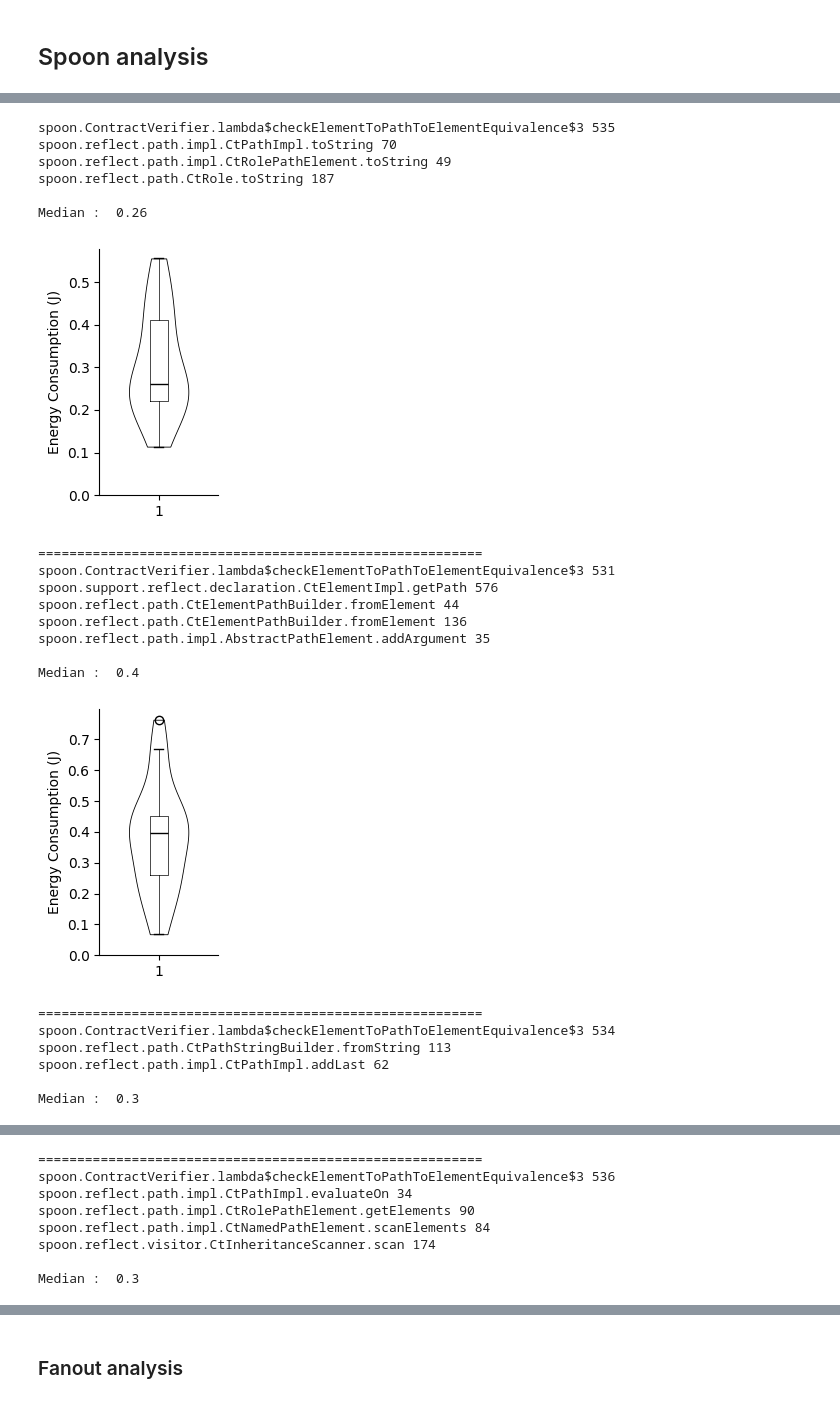
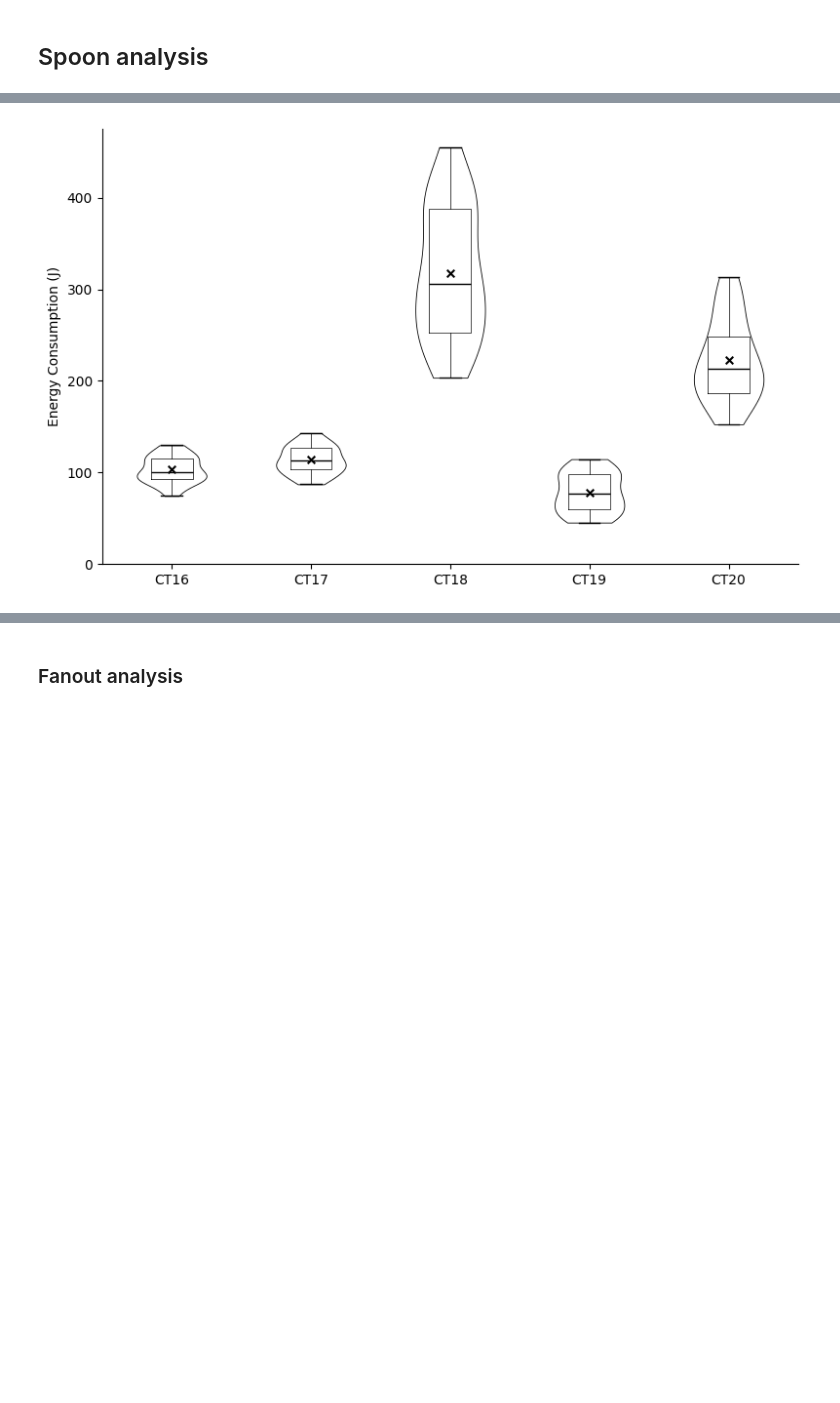
Before and after one commit to JeromeMaquoi/sentinel-notebook, a Jupyter notebook: analysis.ipynb, the cells around one changed output, grey strips where cells are left out. Cells and saved outputs as stored; diff of their text form; code cells hidden in the pictures; blank space fills up the shorter version.

```diff
--- a/analysis.ipynb
+++ b/analysis.ipynb
@@ -266,30 +151,10 @@ Median :  212.98
 # %%
 import importlib
 import utils2
 importlib.reload(utils2)
 from utils2 import *
 
-plot_quantile_data(data_spoon, 15, highest=False, save=True)
+lowest_spoon = data_spoon.filter_highest(16)
+lowest_spoon.plot_quantiles(highest=True, save=False, begin_label=16)
 # %% [output]
-spoon.ContractVerifier.lambda$checkElementToPathToElementEquivalence$3 535
-spoon.reflect.path.impl.CtPathImpl.toString 70
-spoon.reflect.path.impl.CtRolePathElement.toString 49
-spoon.reflect.path.CtRole.toString 187
-
-Median :  0.26
-[figure, old version]
+[figure, new version]
-=========================================================
-spoon.ContractVerifier.lambda$checkElementToPathToElementEquivalence$3 531
-spoon.support.reflect.declaration.CtElementImpl.getPath 576
-spoon.reflect.path.CtElementPathBuilder.fromElement 44
-spoon.reflect.path.CtElementPathBuilder.fromElement 136
-spoon.reflect.path.impl.AbstractPathElement.addArgument 35
-
-Median :  0.4
-[figure, removed]
-=========================================================
-spoon.ContractVerifier.lambda$checkElementToPathToElementEquivalence$3 534
-spoon.reflect.path.CtPathStringBuilder.fromString 113
-spoon.reflect.path.impl.CtPathImpl.addLast 62
-
-Median :  0.3
@@ -297,8 +160,0 @@ Median :  0.3
-=========================================================
-spoon.ContractVerifier.lambda$checkElementToPathToElementEquivalence$3 536
-spoon.reflect.path.impl.CtPathImpl.evaluateOn 34
-spoon.reflect.path.impl.CtRolePathElement.getElements 90
-spoon.reflect.path.impl.CtNamedPathElement.scanElements 84
-spoon.reflect.visitor.CtInheritanceScanner.scan 174
-
-Median :  0.3
```
Also changed, not shown: parts of 16 cells of this notebook, 4 other files.
